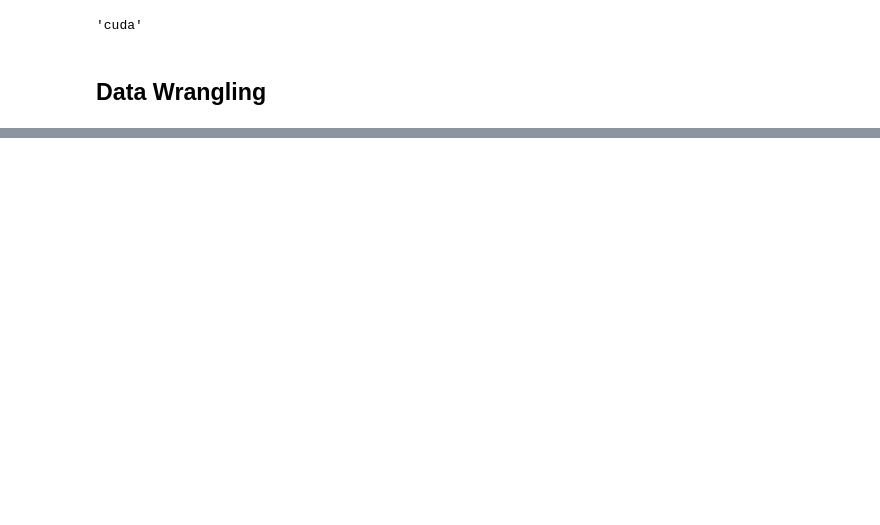
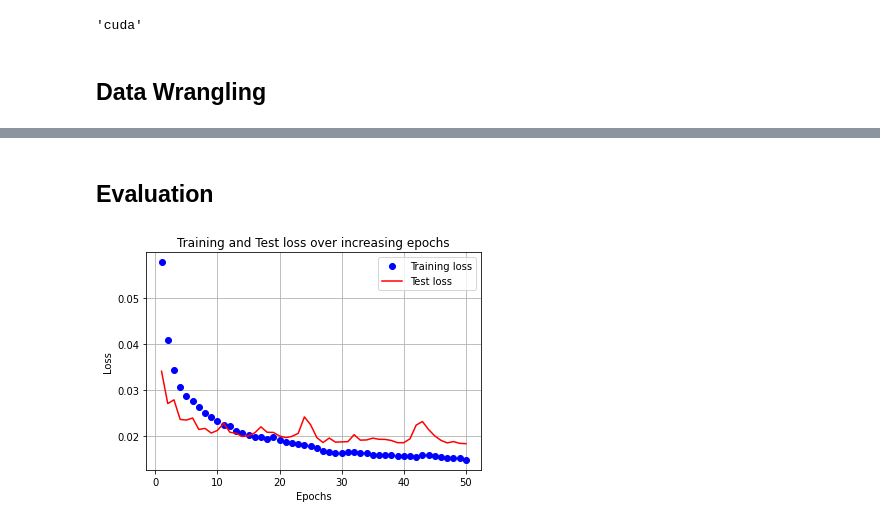
Before and after one commit to Hrithik2212/Regression-CNN---Facial-Key-Point-Detection, a Jupyter notebook: 00_Facial_Key_Point_Detection.ipynb, the cells around one changed output, grey strips where cells are left out. Saved outputs shown, nothing was run; the diff lists cells and outputs as text; code cells hidden in the pictures; blank space fills up the shorter version.

Commit message:
Model Built ✅

```diff
--- a/00_Facial_Key_Point_Detection.ipynb
+++ b/00_Facial_Key_Point_Detection.ipynb
@@ -40,0 +101,7 @@ Checking out files: 100% (5805/5805), done.
+# %%
+train, test = train_test_split(data, test_size=0.2, random_state=101)
+train_dataset = FacesDataset(train.reset_index(drop=True))
+test_dataset = FacesDataset(test.reset_index(drop=True))
+
+train_loader = DataLoader(train_dataset, batch_size=32)
+test_loader = DataLoader(test_dataset, batch_size=32)
@@ -40,0 +165,20 @@ Checking out files: 100% (5805/5805), done.
+# %%
+train_loss, test_loss = [], []
+n_epochs = 50
+
+for epoch in range(n_epochs):
+    print(f" Epoch {epoch+ 1} out of 50")
+    epoch_train_loss, epoch_test_loss = 0, 0
+    for ix, (img,kps) in enumerate(train_loader):
+        loss = train_batch(img, kps, model, optimizer, criterion)
+        epoch_train_loss += loss.item()
+    epoch_train_loss /= (ix+1)
+
+    for ix,(img,kps) in enumerate(test_loader):
+        ps, loss = validate_batch(img, kps, model, criterion)
+        epoch_test_loss += loss.item()
+    epoch_test_loss /= (ix+1)
+    print(f"Train Loss {epoch_train_loss} | Validation Loss {epoch_test_loss}")
+    print(f"=====================================Done")
+    train_loss.append(epoch_train_loss)
+    test_loss.append(epoch_test_loss)
@@ -40,0 +203,17 @@ Checking out files: 100% (5805/5805), done.
+# %% [markdown]
+## Evaluation
+# %%
+epochs = np.arange(50)+1
+import matplotlib.ticker as mtick
+import matplotlib.pyplot as plt
+import matplotlib.ticker as mticker
+plt.plot(epochs, train_loss, 'bo', label='Training loss')
+plt.plot(epochs, test_loss, 'r', label='Test loss')
+plt.title('Training and Test loss over increasing epochs')
+plt.xlabel('Epochs')
+plt.ylabel('Loss')
+plt.legend()
+plt.grid('off')
+plt.show()
+# %% [output]
+[figure, added]
```
Also changed, not shown: parts of 14 cells of this notebook.
